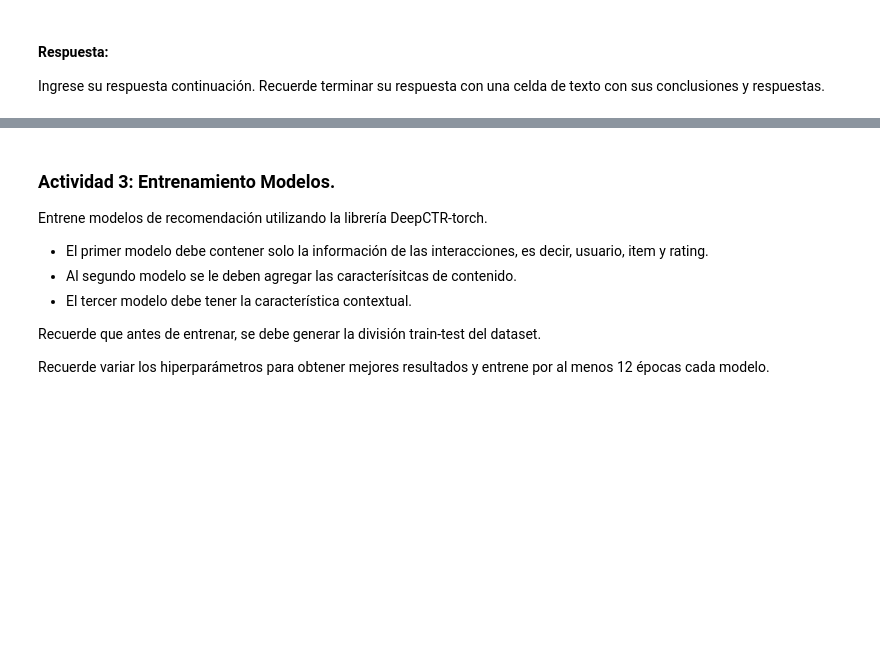
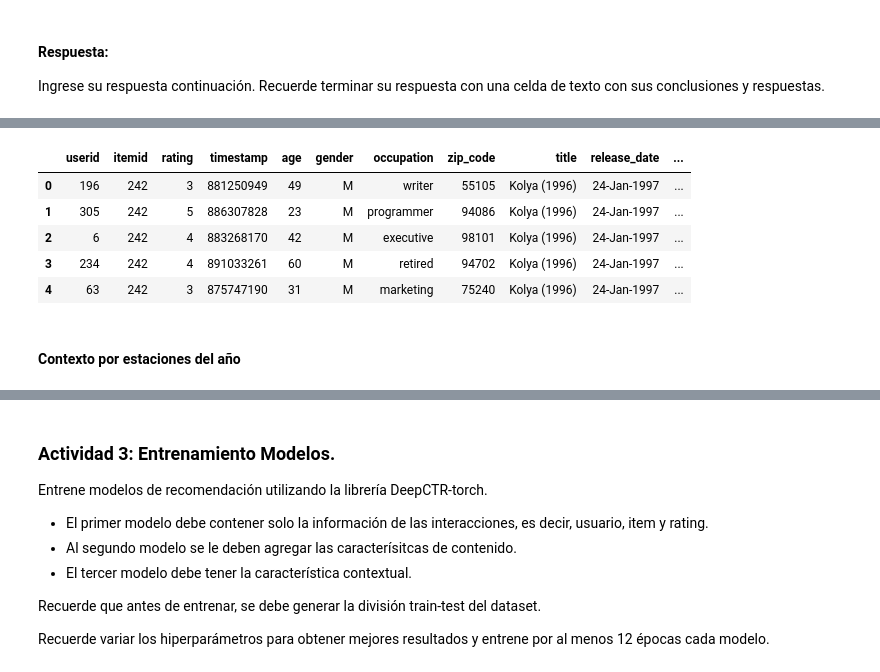
Before and after one commit to igmendozac/Sistemas_Recomendadores, a Jupyter notebook: Notebooks/Tarea_3{Ivan}_{Mendoza}_{Sebastian}_{Castelblanco}.ipynb, the cells around one changed output, grey strips where cells are left out. Saved outputs shown, nothing was run; the diff lists cells and outputs as text; code cells hidden in the pictures; blank space fills up the shorter version.

```diff
--- a/Notebooks/Tarea_3{Ivan}_{Mendoza}_{Sebastian}_{Castelblanco}.ipynb
+++ b/Notebooks/Tarea_3{Ivan}_{Mendoza}_{Sebastian}_{Castelblanco}.ipynb
@@ -216,0 +226,22 @@ Ingrese su respuesta continuación. Recuerde terminar su respuesta con una celda
+# %%
+def definir_bloque_estacion(mes):
+    if 3 <= mes < 6:
+        return 'Primavera'
+    elif 6 <= mes < 10:
+        return 'Verano'
+    elif 10 <= mes < 12:
+        return 'Otoño'
+    else:
+        return 'Invierno'
+# %%
+df_total['Estacion'] = df_total['Month'].apply(definir_bloque_estacion)
+df_total.head()
+# %% [output]
+|  | userid | itemid | rating | timestamp | age | gender | occupation | zip_code | title | release_date | ... |
+| 0 | 196 | 242 | 3 | 881250949 | 49 | M | writer | 55105 | Kolya (1996) | 24-Jan-1997 | ... |
+| 1 | 305 | 242 | 5 | 886307828 | 23 | M | programmer | 94086 | Kolya (1996) | 24-Jan-1997 | ... |
+| 2 | 6 | 242 | 4 | 883268170 | 42 | M | executive | 98101 | Kolya (1996) | 24-Jan-1997 | ... |
+| 3 | 234 | 242 | 4 | 891033261 | 60 | M | retired | 94702 | Kolya (1996) | 24-Jan-1997 | ... |
+| 4 | 63 | 242 | 3 | 875747190 | 31 | M | marketing | 75240 | Kolya (1996) | 24-Jan-1997 | ... |
+# %% [markdown]
+#### Contexto por estaciones del año
```
Also changed, not shown: parts of 4 cells of this notebook.
